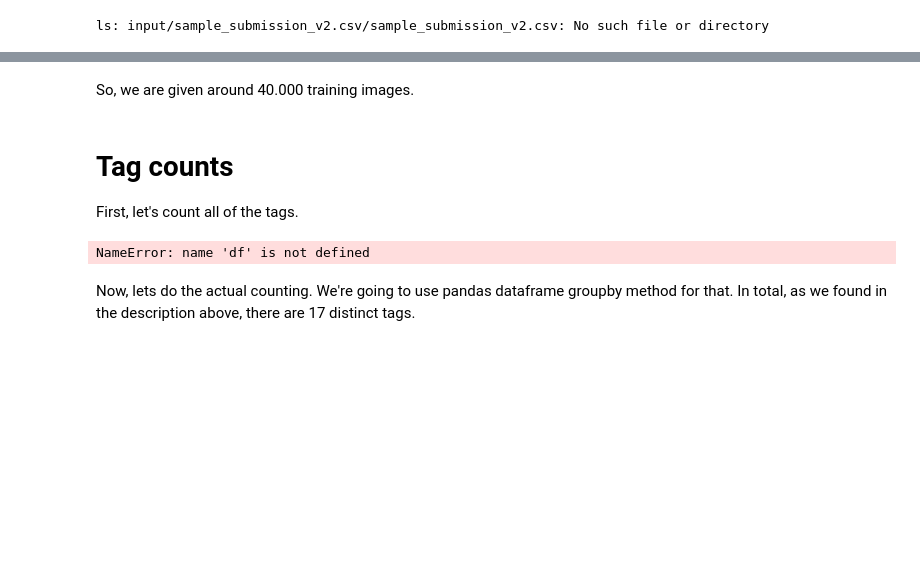
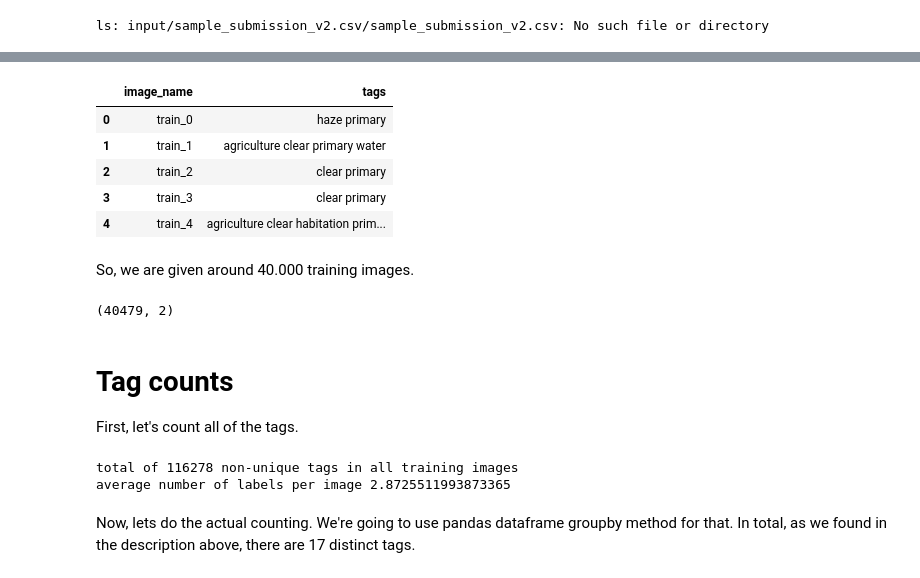
Before and after one commit to mshaheryarmalik/echo, a Jupyter notebook: modeling/Forest-monitering/multilabel-classification-rainforest-eda.ipynb, the cells around one changed output, grey strips where cells are left out. Saved outputs shown, nothing was run; the diff lists cells and outputs as text; code cells hidden in the pictures; blank space fills up the shorter version.

```diff
--- a/modeling/Forest-monitering/multilabel-classification-rainforest-eda.ipynb
+++ b/modeling/Forest-monitering/multilabel-classification-rainforest-eda.ipynb
@@ -49,10 +66,19 @@ sample.head()
 # %%
-df = pd.read_csv('input/train_v2.csv/train_v2.csv')
+df = pd.read_csv('../../../../sherry/input/train_v2.csv/train_v2.csv')
 df.head()
+# %% [output]
+|  | image_name | tags |
+| 0 | train_0 | haze primary |
+| 1 | train_1 | agriculture clear primary water |
+| 2 | train_2 | clear primary |
+| 3 | train_3 | clear primary |
+| 4 | train_4 | agriculture clear habitation prim... |
 # %% [markdown]
 So, we are given around 40.000 training images.
 # %%
 df.shape
+# %% [output]
+(40479, 2)
 # %% [markdown]
 # Tag counts
 
@@ -62,7 +88,8 @@ all_tags = [item for sublist in list(df['tags'].apply(lambda row: row.split(" ")
 print('total of {} non-unique tags in all training images'.format(len(all_tags)))
 print('average number of labels per image {}'.format(1.0*len(all_tags)/df.shape[0]))
 # %% [output]
-NameError: name 'df' is not defined
+total of 116278 non-unique tags in all training images
+average number of labels per image 2.8725511993873365
 # %% [markdown]
 Now, lets do the actual counting. We're going to use pandas dataframe groupby method for that. In total, as we found in the description above, there are 17 distinct tags.
 # %%
```
Also changed, not shown: parts of 7 cells of this notebook, 1 other file.
